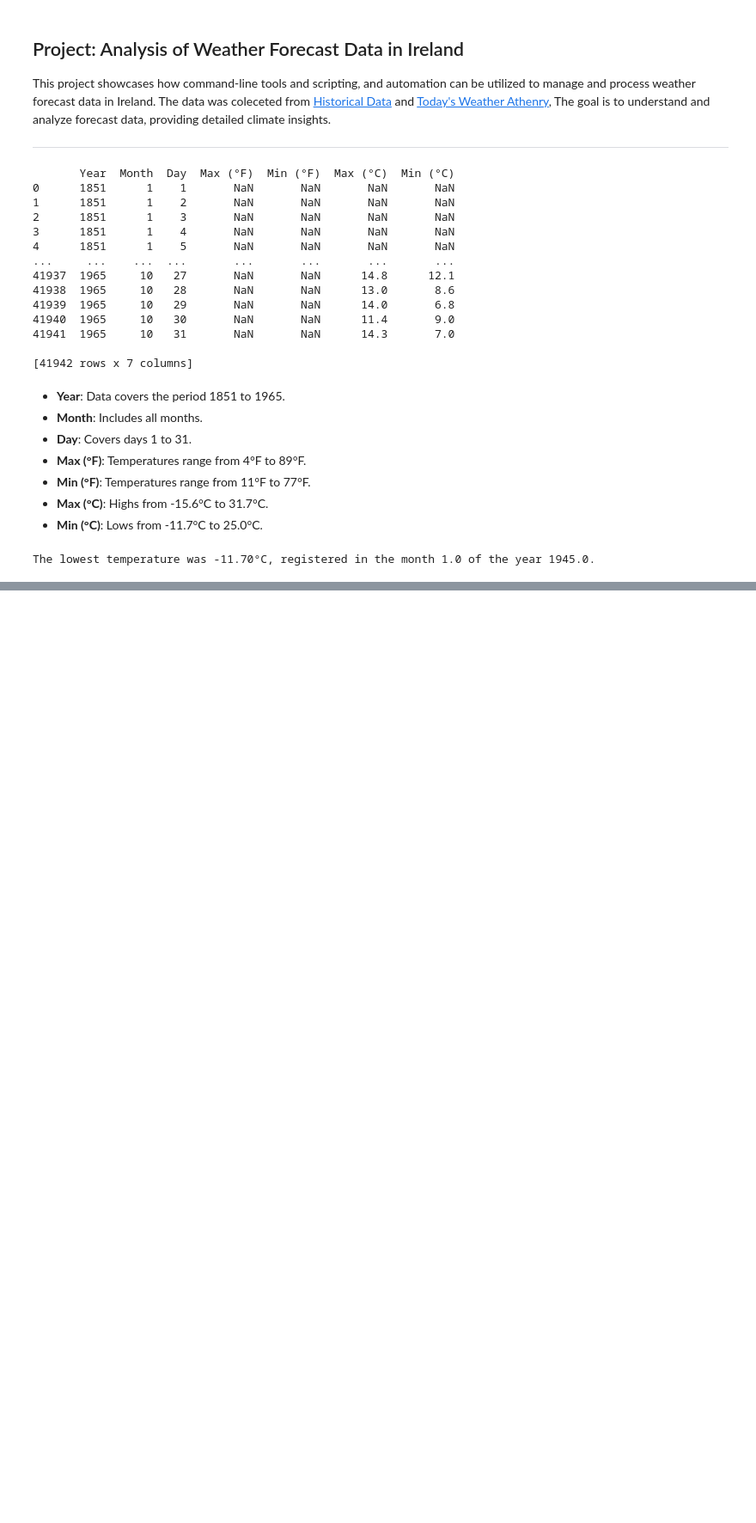
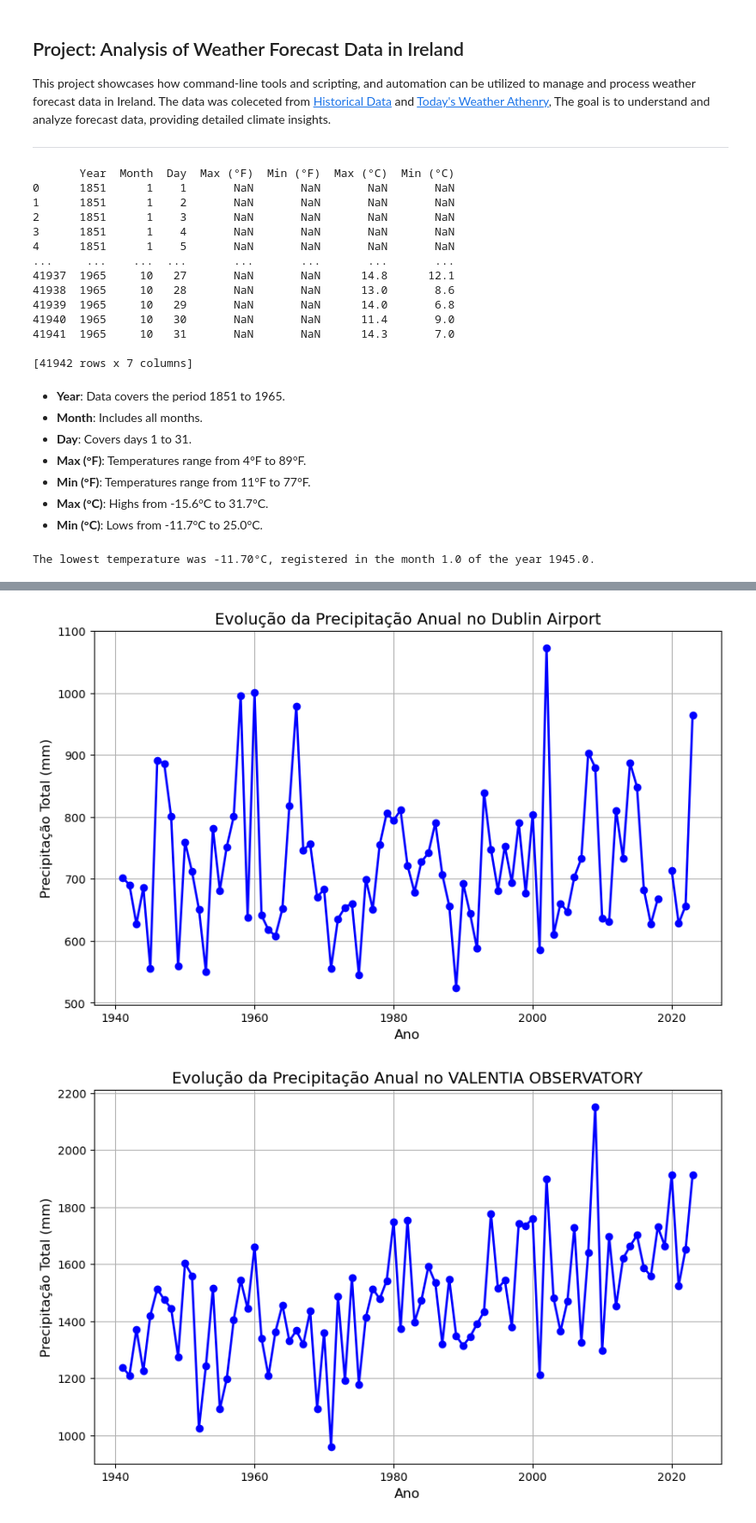
Before and after one commit to GabrielaDomiciano/PFDA_project, a Jupyter notebook: ireland_weather.ipynb, the cells around one changed output, grey strips where cells are left out. Shown at 86% size. Drawn from its saved outputs; the diff is of its cells as text; code cells hidden in the pictures; blank space fills up the shorter version.

```diff
--- a/ireland_weather.ipynb
+++ b/ireland_weather.ipynb
@@ -92,0 +387,27 @@ The highest temperature was 15.00°C, registered in the month 7.0 of the year 19
+# %%
+
+
+# Filtrar os dados para a estação 'DUBLIN AIRPORT'
+dublin_df = allyear_df[allyear_df['station_id'] == 'DUBLIN AIRPORT']
+
+plt.figure(figsize=(10, 6))
+plt.plot(dublin_df['year'], dublin_df['PRCPTOT'], marker='o', color='blue', linestyle='-', linewidth=2, markersize=6)
+plt.title('Evolução da Precipitação Anual no Dublin Airport', fontsize=14)
+plt.xlabel('Ano', fontsize=12)
+plt.ylabel('Precipitação Total (mm)', fontsize=12)
+plt.grid(True)
+plt.show()
+
+# Filtrar os dados para a estação 'DUBLIN AIRPORT'
+valentina_df = allyear_df[allyear_df['station_id'] == 'VALENTIA OBSERVATORY']
+
+plt.figure(figsize=(10, 6))
+plt.plot(valentina_df['year'], valentina_df['PRCPTOT'], marker='o', color='blue', linestyle='-', linewidth=2, markersize=6)
+plt.title('Evolução da Precipitação Anual no VALENTIA OBSERVATORY', fontsize=14)
+plt.xlabel('Ano', fontsize=12)
+plt.ylabel('Precipitação Total (mm)', fontsize=12)
+plt.grid(True)
+plt.show()
+# %% [output]
+[figure, added]
+[figure, added]
```
Also changed, not shown: parts of 17 cells of this notebook, 1 other file.
